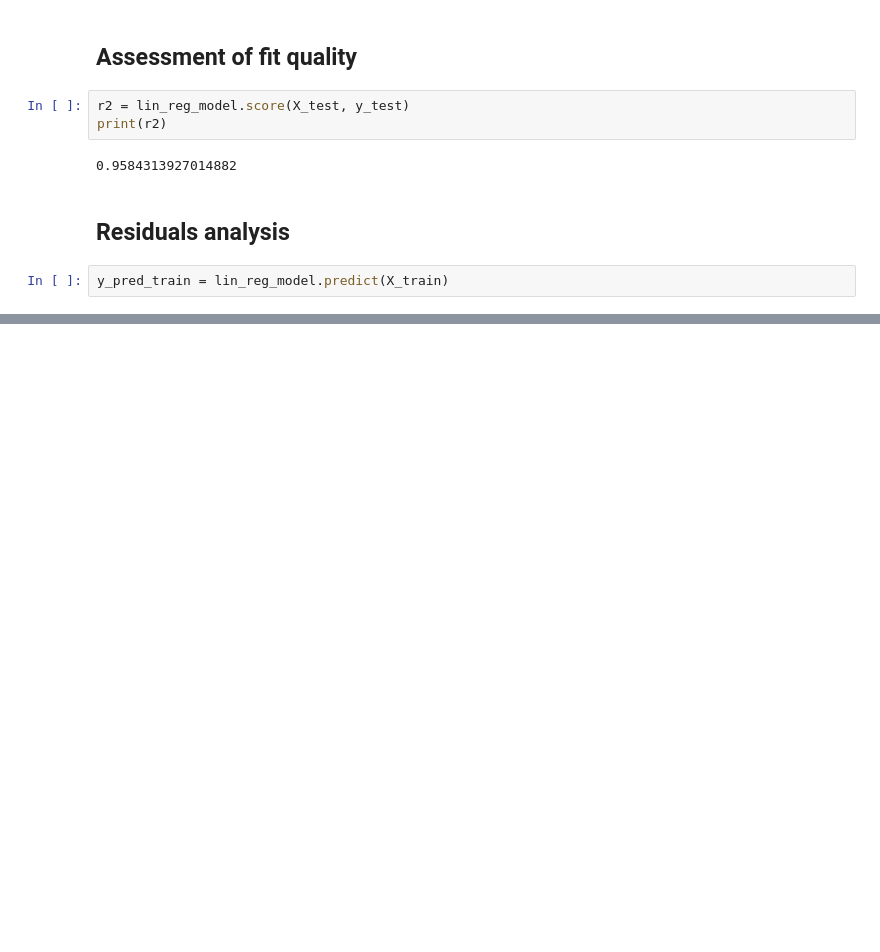
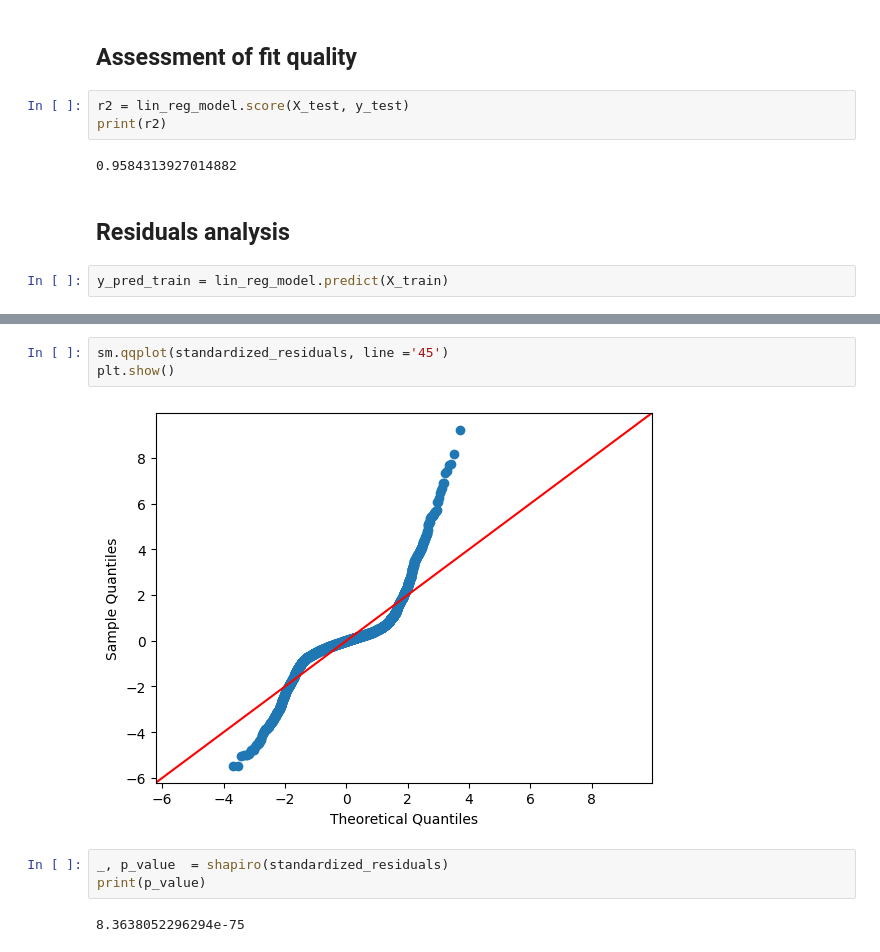
Before and after one commit to AmbroiseTHIBAULT/survey-ML-finance, a Jupyter notebook: options_pricing/notebooks/main_linear_reg.ipynb, the cells around one changed output, grey strips where cells are left out. Drawn from its saved outputs; the diff is of its cells as text; blank space fills up the shorter version.

```diff
--- a/options_pricing/notebooks/main_linear_reg.ipynb
+++ b/options_pricing/notebooks/main_linear_reg.ipynb
@@ -77,0 +97,10 @@ standardized_residuals_fast = lr.compute_standardized_residuals_fast(X_train, y_
+# %%
+sm.qqplot(standardized_residuals, line ='45')
+plt.show()
+# %% [output]
+[figure, added]
+# %%
+_, p_value  = shapiro(standardized_residuals)
+print(p_value)
+# %% [output]
+8.3638052296294e-75
```
Also changed, not shown: parts of 6 cells of this notebook.
